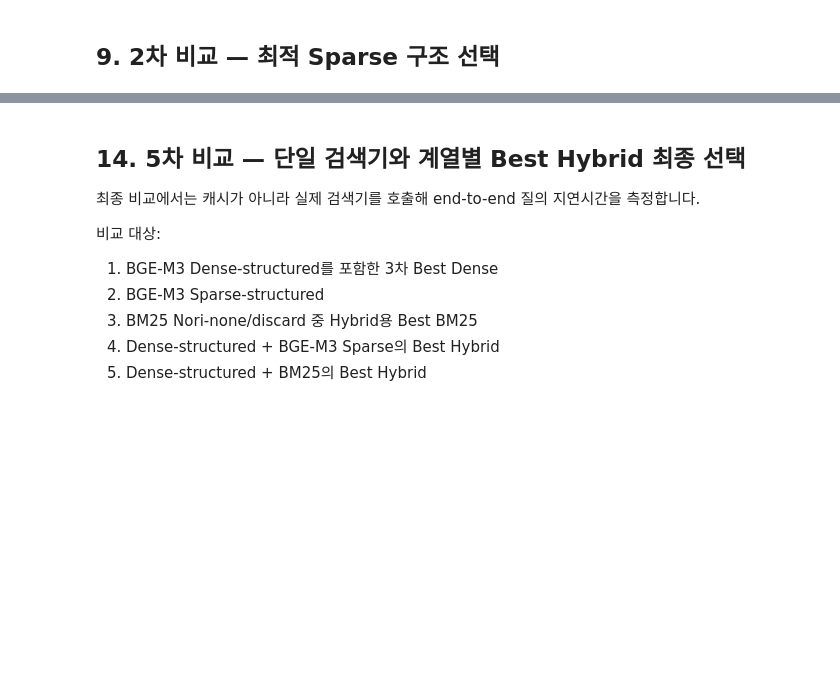
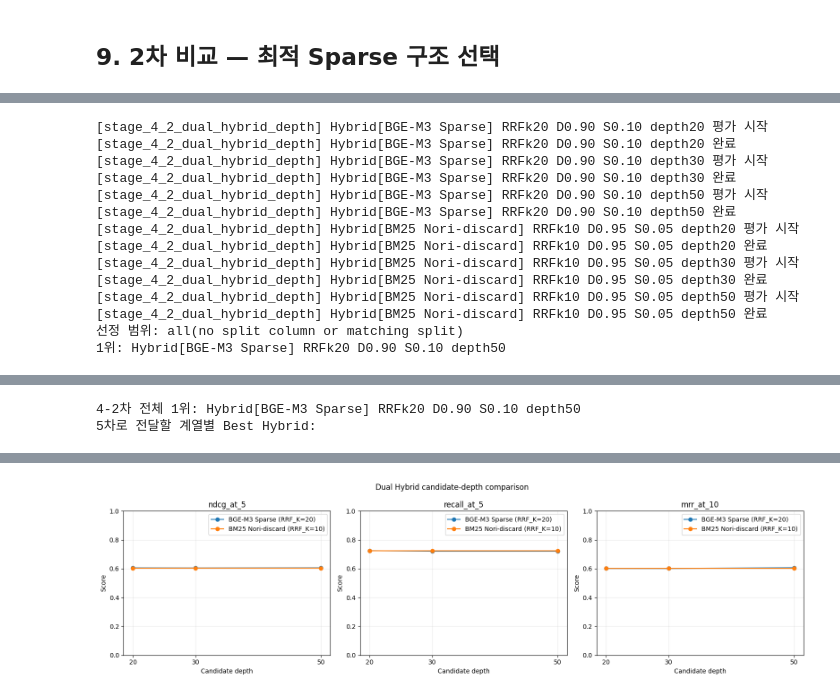
Before and after one commit to AI-NLP05-Team06/Project03, a Jupyter notebook: Development/유민규/KDIC_Retrieval_Evaluation.ipynb, the cells around one changed output, grey strips where cells are left out. Drawn from its saved outputs; the diff is of its cells as text; code cells hidden in the pictures; blank space fills up the shorter version.

```diff
--- a/Development/유민규/KDIC_Retrieval_Evaluation.ipynb
+++ b/Development/유민규/KDIC_Retrieval_Evaluation.ipynb
@@ -2727,12 +3783,15 @@ stage42_configs = {}
 for family, weight_config in best_weight_configs_by_family.items():
     dense_weight = weight_config["dense_weight"]
     sparse_weight = weight_config["sparse_weight"]
+    selected_rrf_k = int(weight_config["rrf_k"])
+
     for candidate_depth in HYBRID_DEPTHS:
         method = make_hybrid_method_name(
             family,
             dense_weight,
             sparse_weight,
             candidate_depth,
+            selected_rrf_k,
         )
         stage42_configs[method] = {
             **weight_config,
@@ -2742,7 +3801,7 @@ for family, weight_config in best_weight_configs_by_family.items():
             cached_hybrid_dense,
             cached_hybrid_sparse_by_family[family],
             candidate_depth=candidate_depth,
-            rrf_k=CONFIG.rrf_k,
+            rrf_k=selected_rrf_k,
             dense_weight=dense_weight,
             sparse_weight=sparse_weight,
         )
@@ -2763,6 +3822,7 @@ for column in [
     "hybrid_family",
     "dense_method",
     "sparse_method",
+    "rrf_k",
     "dense_weight",
     "sparse_weight",
     "candidate_depth",
@@ -2787,6 +3847,7 @@ stage42_leaderboard.to_csv(
 best_hybrid_methods_by_family = {}
 best_hybrid_configs_by_family = {}
 family_depth_winner_rows = []
+
 for family in hybrid_sparse_families:
     family_board = stage42_leaderboard[
         stage42_leaderboard["hybrid_family"] == family
@@ -2812,6 +3873,7 @@ display(
         [
             "hybrid_family",
             "sparse_method",
+            "rrf_k",
             "dense_weight",
             "sparse_weight",
             "candidate_depth",
@@ -2825,7 +3887,6 @@ display(
     ]
 )
 
-# Depth별 변화도 계열별로 저장합니다.
 depth_plot_metrics = ["ndcg_at_5", "recall_at_5", "mrr_at_10"]
 fig, axes = plt.subplots(1, 3, figsize=(16, 4.5))
 for axis, metric in zip(axes, depth_plot_metrics):
@@ -2837,7 +3898,10 @@ for axis, metric in zip(axes, depth_plot_metrics):
             subset["candidate_depth"],
             subset[metric],
             marker="o",
-            label=family,
+            label=(
+                f"{family} "
+                f"(RRF_K={best_rrf_k_by_family[family]})"
+            ),
         )
     axis.set_title(metric)
     axis.set_xlabel("Candidate depth")
@@ -2854,3 +3918,18 @@ fig.savefig(
     bbox_inches="tight",
 )
 plt.show()
+# %% [output]
+[stage_4_2_dual_hybrid_depth] Hybrid[BGE-M3 Sparse] RRFk20 D0.90 S0.10 depth20 평가 시작
+[stage_4_2_dual_hybrid_depth] Hybrid[BGE-M3 Sparse] RRFk20 D0.90 S0.10 depth20 완료
+[stage_4_2_dual_hybrid_depth] Hybrid[BGE-M3 Sparse] RRFk20 D0.90 S0.10 depth30 평가 시작
+[stage_4_2_dual_hybrid_depth] Hybrid[BGE-M3 Sparse] RRFk20 D0.90 S0.10 depth30 완료
+[stage_4_2_dual_hybrid_depth] Hybrid[BGE-M3 Sparse] RRFk20 D0.90 S0.10 depth50 평가 시작
+[stage_4_2_dual_hybrid_depth] Hybrid[BGE-M3 Sparse] RRFk20 D0.90 S0.10 depth50 완료
+[stage_4_2_dual_hybrid_depth] Hybrid[BM25 Nori-discard] RRFk10 D0.95 S0.05 depth20 평가 시작
+[stage_4_2_dual_hybrid_depth] Hybrid[BM25 Nori-discard] RRFk10 D0.95 S0.05 depth20 완료
+[stage_4_2_dual_hybrid_depth] Hybrid[BM25 Nori-discard] RRFk10 D0.95 S0.05 depth30 평가 시작
+[stage_4_2_dual_hybrid_depth] Hybrid[BM25 Nori-discard] RRFk10 D0.95 S0.05 depth30 완료
+[stage_4_2_dual_hybrid_depth] Hybrid[BM25 Nori-discard] RRFk10 D0.95 S0.05 depth50 평가 시작
+[stage_4_2_dual_hybrid_depth] Hybrid[BM25 Nori-discard] RRFk10 D0.95 S0.05 depth50 완료
+선정 범위: all(no split column or matching split)
+1위: Hybrid[BGE-M3 Sparse] RRFk20 D0.90 S0.10 depth50
@@ -2856,0 +3943,2 @@ plt.show()
+4-2차 전체 1위: Hybrid[BGE-M3 Sparse] RRFk20 D0.90 S0.10 depth50
+5차로 전달할 계열별 Best Hybrid:
@@ -2857,12 +3948 @@ plt.show()
+[figure, added]
-# %% [markdown]
-## 14. 5차 비교 — 단일 검색기와 계열별 Best Hybrid 최종 선택
-
-최종 비교에서는 캐시가 아니라 실제 검색기를 호출해 end-to-end 질의 지연시간을 측정합니다.
-
-비교 대상:
-
-1. BGE-M3 Dense-structured를 포함한 3차 Best Dense
-2. BGE-M3 Sparse-structured
-3. BM25 Nori-none/discard 중 Hybrid용 Best BM25
-4. Dense-structured + BGE-M3 Sparse의 Best Hybrid
-5. Dense-structured + BM25의 Best Hybrid
```
Also changed, not shown: parts of 41 cells of this notebook.
